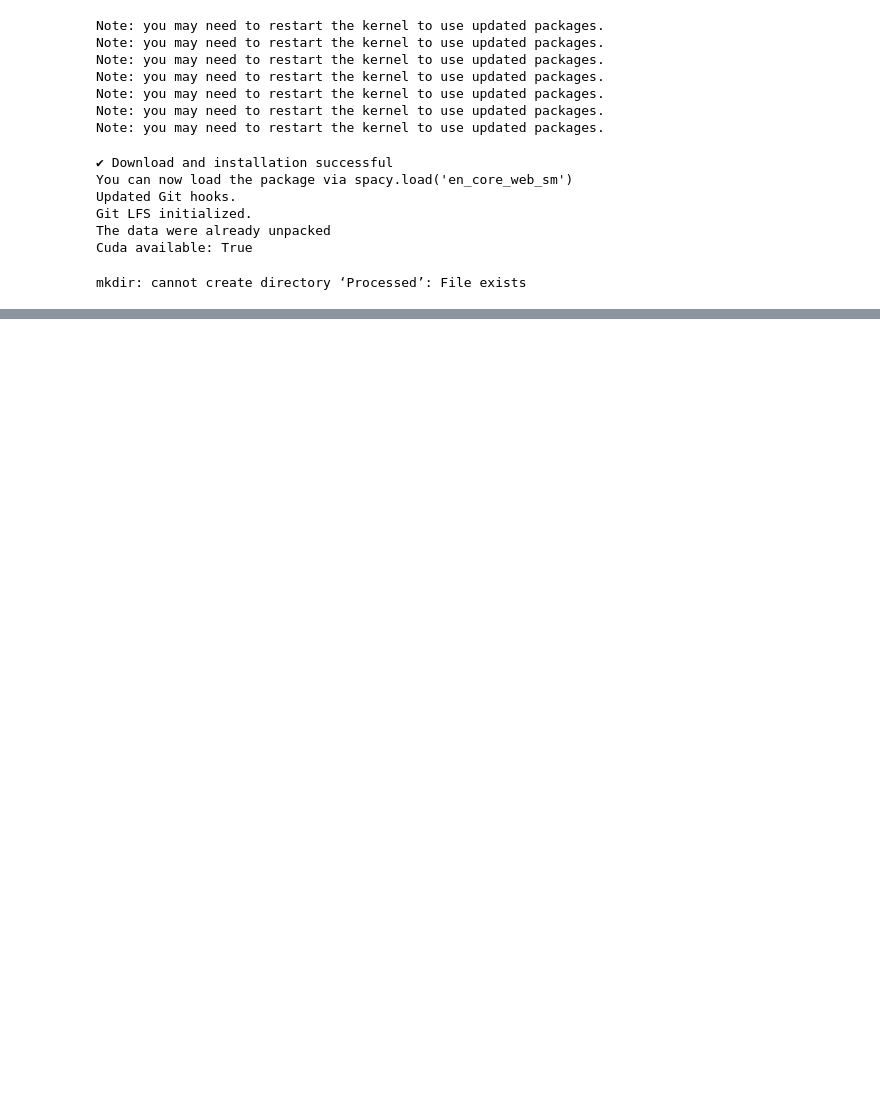
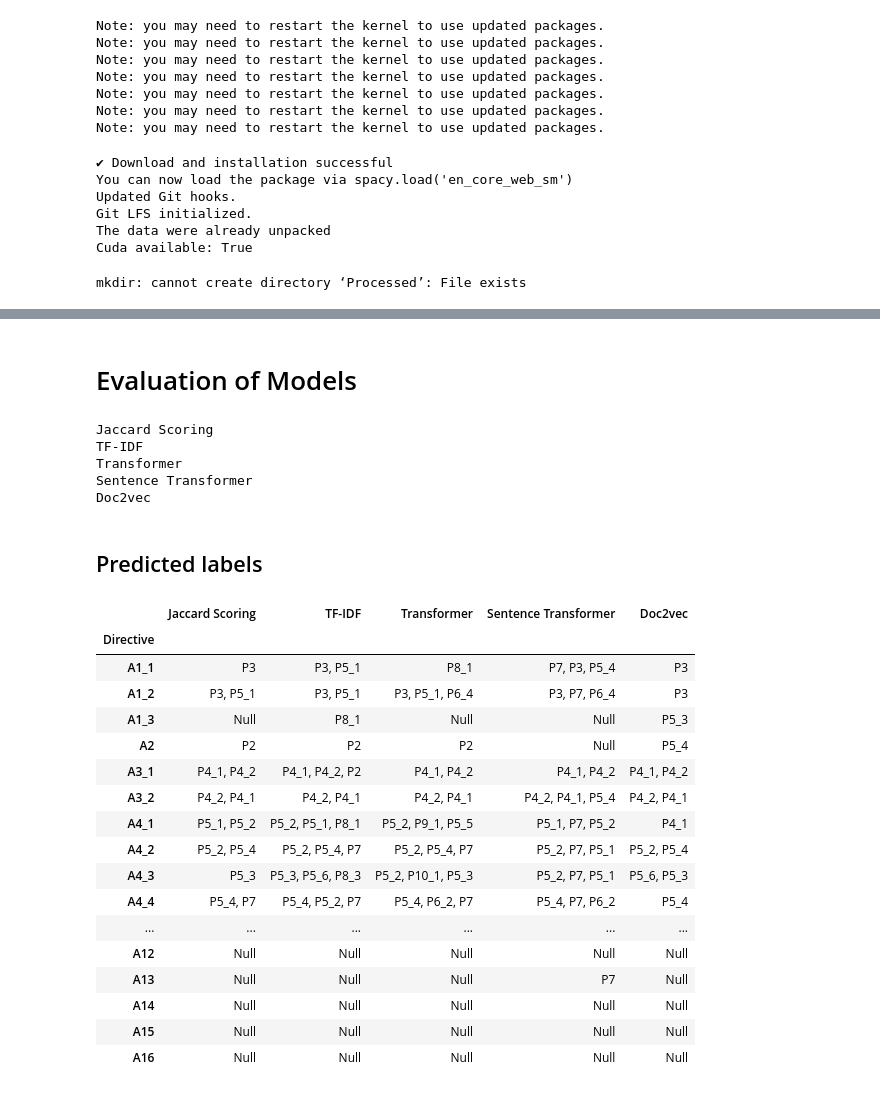
Before and after one commit to Tron404/InterviewNLP, a Jupyter notebook: main.ipynb, the cells around one changed output, grey strips where cells are left out. Cells and saved outputs as stored; diff of their text form; code cells hidden in the pictures; blank space fills up the shorter version.

```diff
--- a/main.ipynb
+++ b/main.ipynb
@@ -457,0 +312,2 @@ def grid_search_doc2vec():
+# %% [markdown]
+<h1>Evaluation of Models<a id="eval_model"></a></h1>
@@ -457,0 +333,76 @@ def grid_search_doc2vec():
+# %%
+# the threhsold values in the inner dictionaries were chosen based on trial and error
+evaluation_pairs = {
+    "Jaccard Scoring": (None, {"jaccard": 0.21}),
+    "TF-IDF": (encode_tfidf, {"cosine": 0.2, "euclidean": 1.1}),
+    "Transformer": (encode_transformer, {"cosine": 0.89, "euclidean": 2.6}),
+    "Sentence Transformer": (encode_stransformer, {"cosine": 0.7, "euclidean": 0.9}),
+    "Doc2vec": (encode_doc2vec, {"cosine": 0.46, "euclidean": 14})
+}
+
+similarity_functions = {"cosine": cosine_similarity, "euclidean": euclidean_distance, "jaccard": jaccard_score}
+scores = defaultdict(dict)
+model_predicted_labels = defaultdict(dict)
+for method, (encoding_method, thresholds) in evaluation_pairs.items():
+    print(method)
+    directive_data, provision_data = (directive_data_transformer, provision_data_transformer) \
+        if encoding_method == encode_stransformer else (directive_data_main, provision_data_main)
+
+    if encoding_method != None: # jaccard scoring does not require encoding
+        directive_data, provision_data = encode(encoding_method = encoding_method, x_data = directive_data, y_data = provision_data)
+
+    for similarity_name, similarity_function in similarity_functions.items():
+        if similarity_name not in thresholds.keys(): # skip over cosine and euclidean scoring for jaccard
+            continue
+
+        predicted_labels = predict(directive_data, provision_data, similarity_function = similarity_function, threshold = thresholds[similarity_name], top_n = 3)
+        metrics = evaluation(predicted_labels, labels)
+
+        scores[method][similarity_name] = metrics
+        model_predicted_labels[method][similarity_name] = predicted_labels
+# %% [output]
+Jaccard Scoring
+TF-IDF
+Transformer
+Sentence Transformer
+Doc2vec
+# %% [markdown]
+## Predicted labels
+# %%
+def create_dataframe_labels(model_predicted_labels: dict, true_labels:dict, used_models: list, similarity_function: str) -> pd.DataFrame:
+    directive_names = list(true_labels.keys())
+
+    predicted_labels = [directive_names]
+
+    for model in used_models:
+        scoring = similarity_function if similarity_function in model_predicted_labels[model].keys() else "jaccard"
+        lab = list(model_predicted_labels[model][scoring].values())
+        lab = [", ".join(l) for l in lab]
+        predicted_labels.append(lab)
+
+    df_pred_labels = pd.DataFrame(predicted_labels).T
+    df_pred_labels.columns = ["Directive"] + used_models
+    df_pred_labels = df_pred_labels.set_index("Directive")
+
+    return df_pred_labels
+# %%
+create_dataframe_labels(model_predicted_labels, labels, list(evaluation_pairs.keys()), "cosine")
+# %% [output]
+|  | Jaccard Scoring | TF-IDF | Transformer | Sentence Transformer | Doc2vec |
+| Directive |  |  |  |  |  |
+| A1_1 | P3 | P3, P5_1 | P8_1 | P7, P3, P5_4 | P3 |
+| A1_2 | P3, P5_1 | P3, P5_1 | P3, P5_1, P6_4 | P3, P7, P6_4 | P3 |
+| A1_3 | Null | P8_1 | Null | Null | P5_3 |
+| A2 | P2 | P2 | P2 | Null | P5_4 |
+| A3_1 | P4_1, P4_2 | P4_1, P4_2, P2 | P4_1, P4_2 | P4_1, P4_2 | P4_1, P4_2 |
+| A3_2 | P4_2, P4_1 | P4_2, P4_1 | P4_2, P4_1 | P4_2, P4_1, P5_4 | P4_2, P4_1 |
+| A4_1 | P5_1, P5_2 | P5_2, P5_1, P8_1 | P5_2, P9_1, P5_5 | P5_1, P7, P5_2 | P4_1 |
+| A4_2 | P5_2, P5_4 | P5_2, P5_4, P7 | P5_2, P5_4, P7 | P5_2, P7, P5_1 | P5_2, P5_4 |
+| A4_3 | P5_3 | P5_3, P5_6, P8_3 | P5_2, P10_1, P5_3 | P5_2, P7, P5_1 | P5_6, P5_3 |
+| A4_4 | P5_4, P7 | P5_4, P5_2, P7 | P5_4, P6_2, P7 | P5_4, P7, P6_2 | P5_4 |
+| ... | ... | ... | ... | ... | ... |
+| A12 | Null | Null | Null | Null | Null |
+| A13 | Null | Null | Null | P7 | Null |
+| A14 | Null | Null | Null | Null | Null |
+| A15 | Null | Null | Null | Null | Null |
+| A16 | Null | Null | Null | Null | Null |
```
Also changed, not shown: parts of 47 cells of this notebook, 2 other files.
